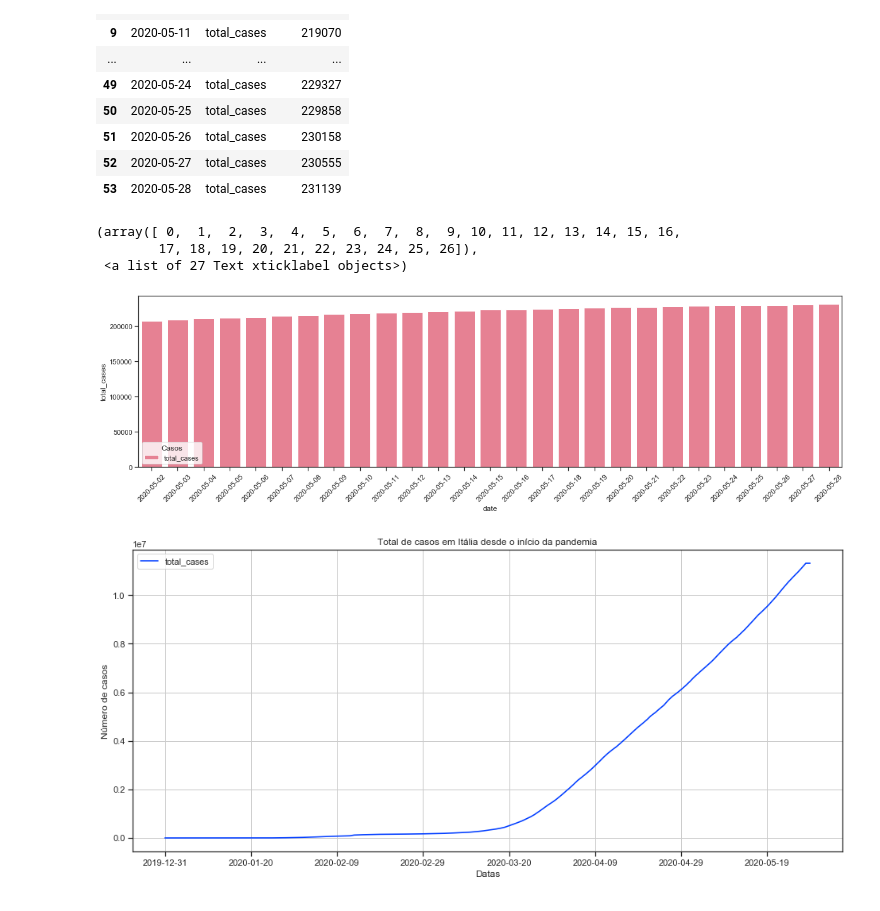
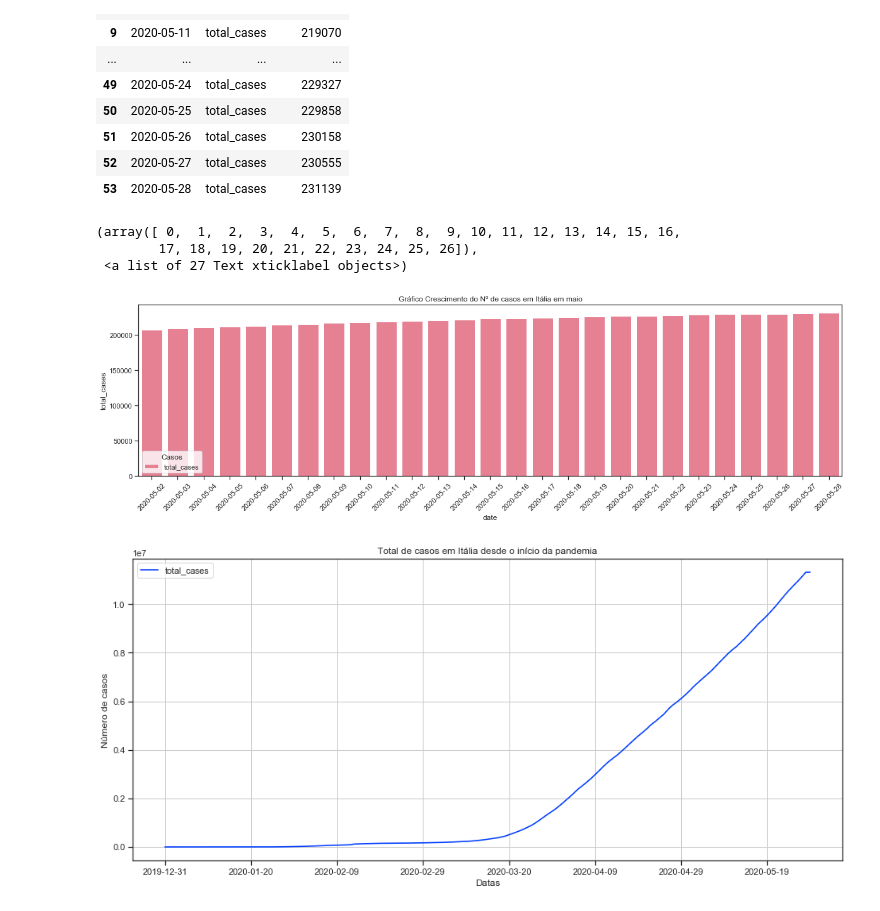
Before and after one commit to AnaPinto16/Epidemologia_SIG, a Jupyter notebook: NEW/Notebooks/Gráficos.ipynb, the cells around one changed output. Saved outputs shown, nothing was run; the diff lists cells and outputs as text; code cells hidden in the pictures.

```diff
--- a/NEW/Notebooks/Gráficos.ipynb
+++ b/NEW/Notebooks/Gráficos.ipynb
@@ -144,13 +147,14 @@ display(dados)
 # %%
 plt.figure(figsize=(20, 5))
 
 sns.barplot(data=dados, x='date', y='total_cases', hue='Casos', dodge=False, palette='husl')
+plt.title('Gráfico Crescimento do Nº de casos em Itália em maio')
 plt.xticks(rotation=45)
 # %% [output]
 (array([ 0,  1,  2,  3,  4,  5,  6,  7,  8,  9, 10, 11, 12, 13, 14, 15, 16,
         17, 18, 19, 20, 21, 22, 23, 24, 25, 26]),
  <a list of 27 Text xticklabel objects>)
-[figure, old version]
+[figure, new version]
 # %%
 base.groupby(['date'])['total_cases'].sum().plot()
 plt.title("Total de casos em Itália desde o início da pandemia")
```
Also changed, not shown: parts of 4 cells of this notebook.
